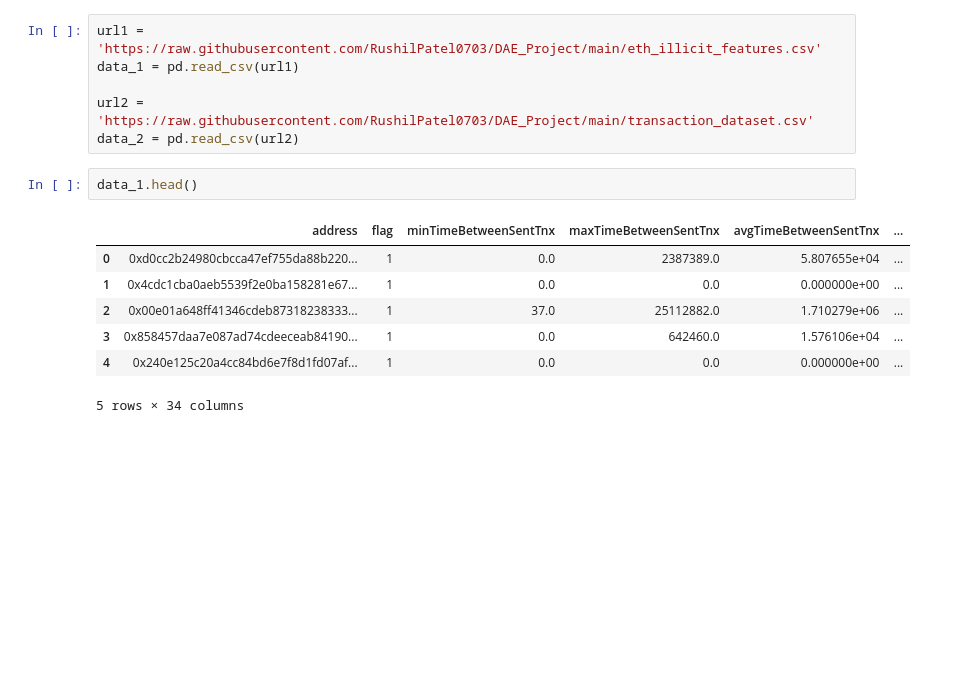
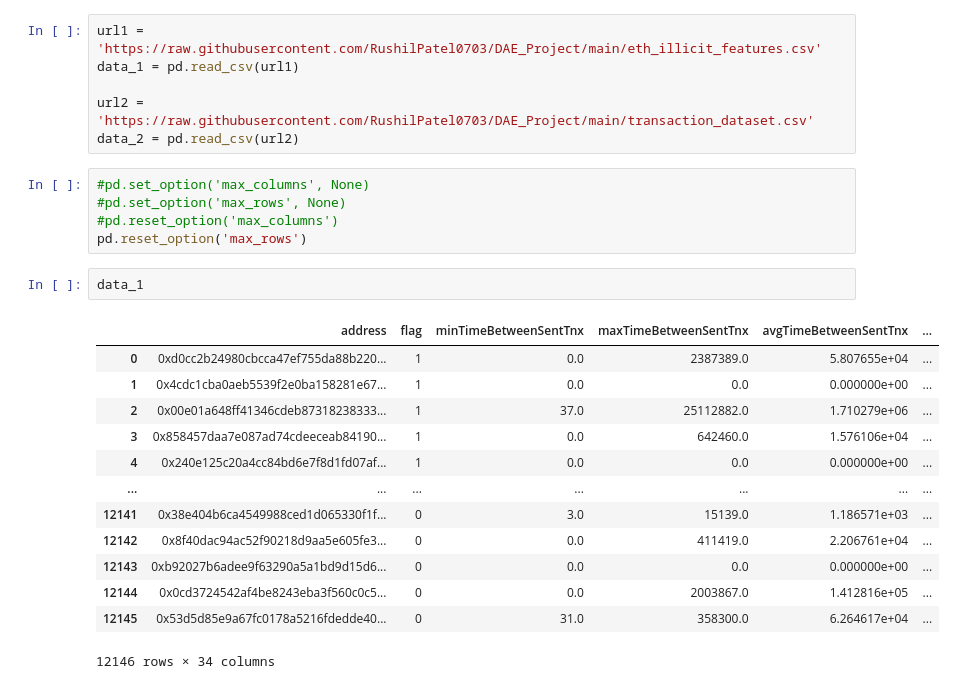
Before and after one commit to RushilPatel0703/DAE_Project, a Jupyter notebook: test.ipynb, the cells around one changed output. Saved outputs shown, nothing was run; the diff lists cells and outputs as text; blank space fills up the shorter version.

```diff
--- a/test.ipynb
+++ b/test.ipynb
@@ -11,14 +11,25 @@ data_1 = pd.read_csv(url1)
 
 url2 = 'https://raw.githubusercontent.com/RushilPatel0703/DAE_Project/main/transaction_dataset.csv'
 data_2 = pd.read_csv(url2)
+# %%
+#pd.set_option('max_columns', None)
+#pd.set_option('max_rows', None)
+#pd.reset_option('max_columns')
+pd.reset_option('max_rows')
 # %%
-data_1.head()
+data_1
 # %% [output]
 |  | address | flag | minTimeBetweenSentTnx | maxTimeBetweenSentTnx | avgTimeBetweenSentTnx | ... |
 | 0 | 0xd0cc2b24980cbcca47ef755da88b220... | 1 | 0.0 | 2387389.0 | 5.807655e+04 | ... |
 | 1 | 0x4cdc1cba0aeb5539f2e0ba158281e67... | 1 | 0.0 | 0.0 | 0.000000e+00 | ... |
 | 2 | 0x00e01a648ff41346cdeb87318238333... | 1 | 37.0 | 25112882.0 | 1.710279e+06 | ... |
 | 3 | 0x858457daa7e087ad74cdeeceab84190... | 1 | 0.0 | 642460.0 | 1.576106e+04 | ... |
 | 4 | 0x240e125c20a4cc84bd6e7f8d1fd07af... | 1 | 0.0 | 0.0 | 0.000000e+00 | ... |
+| ... | ... | ... | ... | ... | ... | ... |
+| 12141 | 0x38e404b6ca4549988ced1d065330f1f... | 0 | 3.0 | 15139.0 | 1.186571e+03 | ... |
+| 12142 | 0x8f40dac94ac52f90218d9aa5e605fe3... | 0 | 0.0 | 411419.0 | 2.206761e+04 | ... |
+| 12143 | 0xb92027b6adee9f63290a5a1bd9d15d6... | 0 | 0.0 | 0.0 | 0.000000e+00 | ... |
+| 12144 | 0x0cd3724542af4be8243eba3f560c0c5... | 0 | 0.0 | 2003867.0 | 1.412816e+05 | ... |
+| 12145 | 0x53d5d85e9a67fc0178a5216fdedde40... | 0 | 31.0 | 358300.0 | 6.264617e+04 | ... |
-5 rows × 34 columns
+12146 rows × 34 columns
 # %%
```
Also changed, not shown: parts of 13 cells of this notebook.
